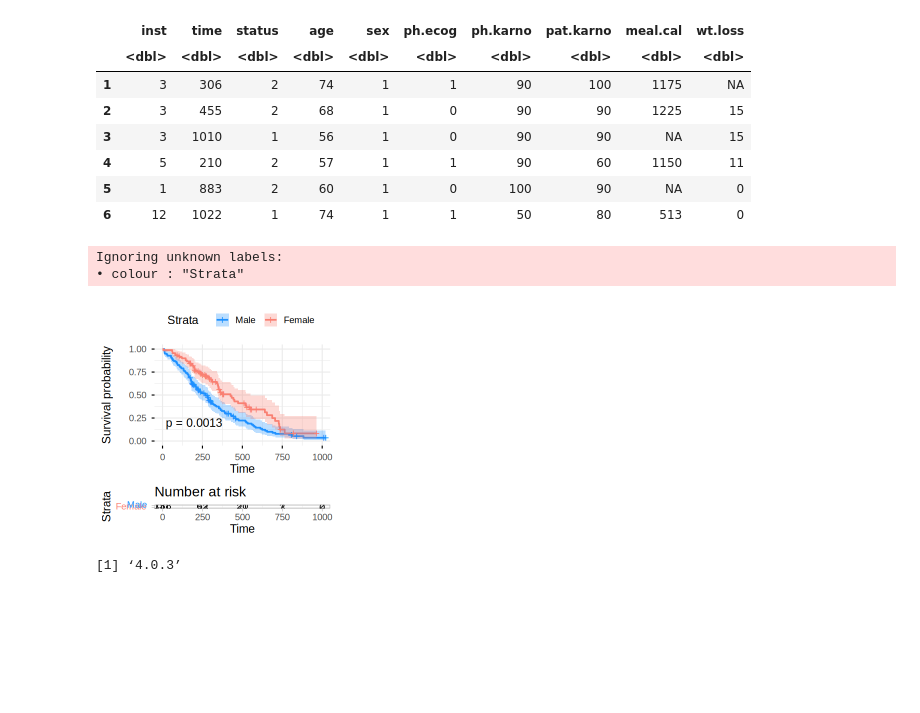
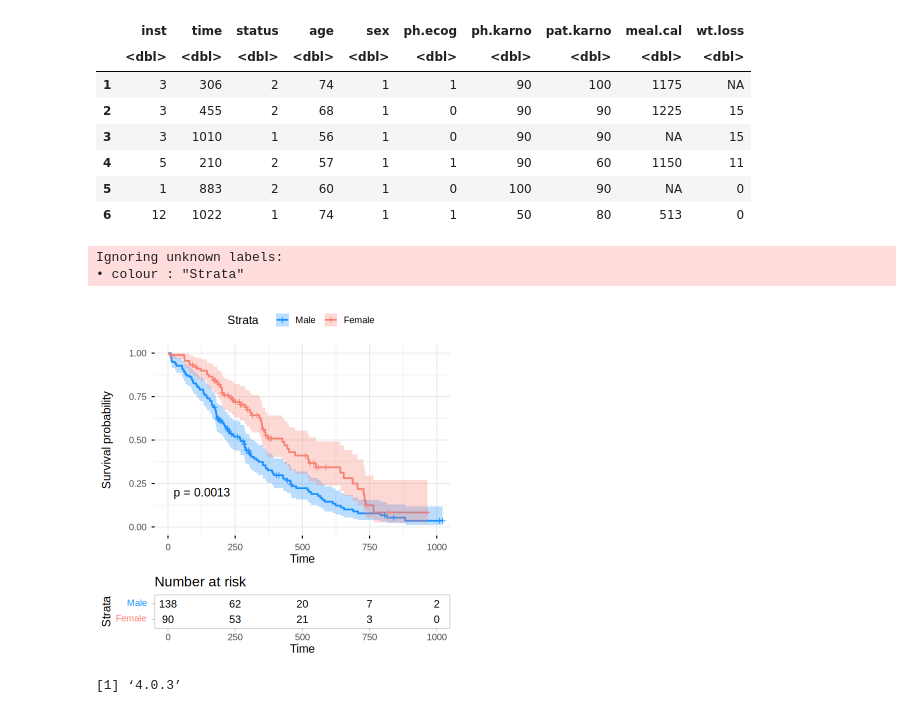
Before and after one commit to manishdatt-edu/biostats, a Jupyter notebook: Survival.ipynb, the cells around one changed output. Saved outputs shown, nothing was run; the diff lists cells and outputs as text; code cells hidden in the pictures; blank space fills up the shorter version.

```diff
--- a/Survival.ipynb
+++ b/Survival.ipynb
@@ -308,32 +308,30 @@ A data.frame: 6 × 10
 | 5 | 1 | 883 | 2 | 60 | 1 | 0 | 100 | 90 | NA | 0 |
 | 6 | 12 | 1022 | 1 | 74 | 1 | 1 | 50 | 80 | 513 | 0 |
 # %%
-#| fig-cap: "Kaplan-Meier survival curve by sex for the lung cancer data."
+#| fig-cap: "Kaplan–Meier survival curves stratified by sex in the lung cancer dataset."
 #| label: fig-km-plot
-#| layout: side-by-side
 #| warning: false
 #| message: false
 
 # Create the Surv object and fit the Kaplan-Meier model
 km_fit <- survfit(Surv(time, status==2) ~ sex, data = lung)
 
-options(repr.plot.width = 4, repr.plot.height = 4)
+options(repr.plot.width = 6, repr.plot.height = 6)
 # Plot the survival curves with a risk table and p-value
 ggsurvplot(
   km_fit,
   data = lung,
   pval = TRUE,             # Adds the log-rank test p-value
   conf.int = TRUE,         # Adds confidence intervals
   risk.table = TRUE,       # Adds risk table below the plot
   legend.labs = c("Male", "Female"),
   palette = c("dodgerblue", "salmon"),
   ggtheme = theme_minimal(base_size = 14),
-  tables.theme = theme_light(base_size = 14)
-  )
+  tables.theme = theme_light(base_size = 14) + theme(panel.grid = element_blank()))
 # %% [output]
 Ignoring unknown labels:
 • colour : "Strata"
-[figure, old version]
+[figure, new version]
 # %%
 packageVersion("ggplot2")
 packageVersion("survminer")
```
Also changed, not shown: 1 other file.
